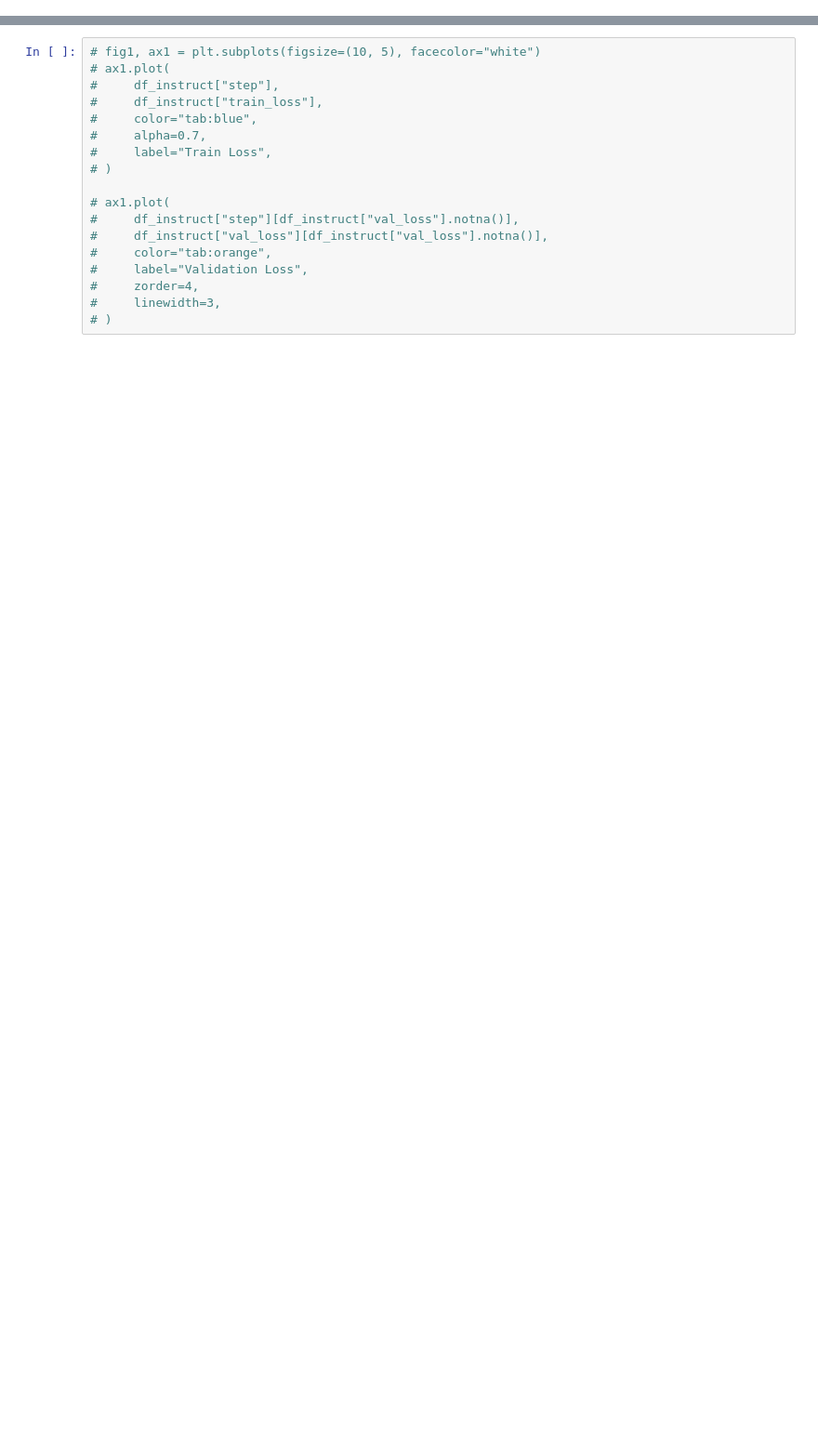
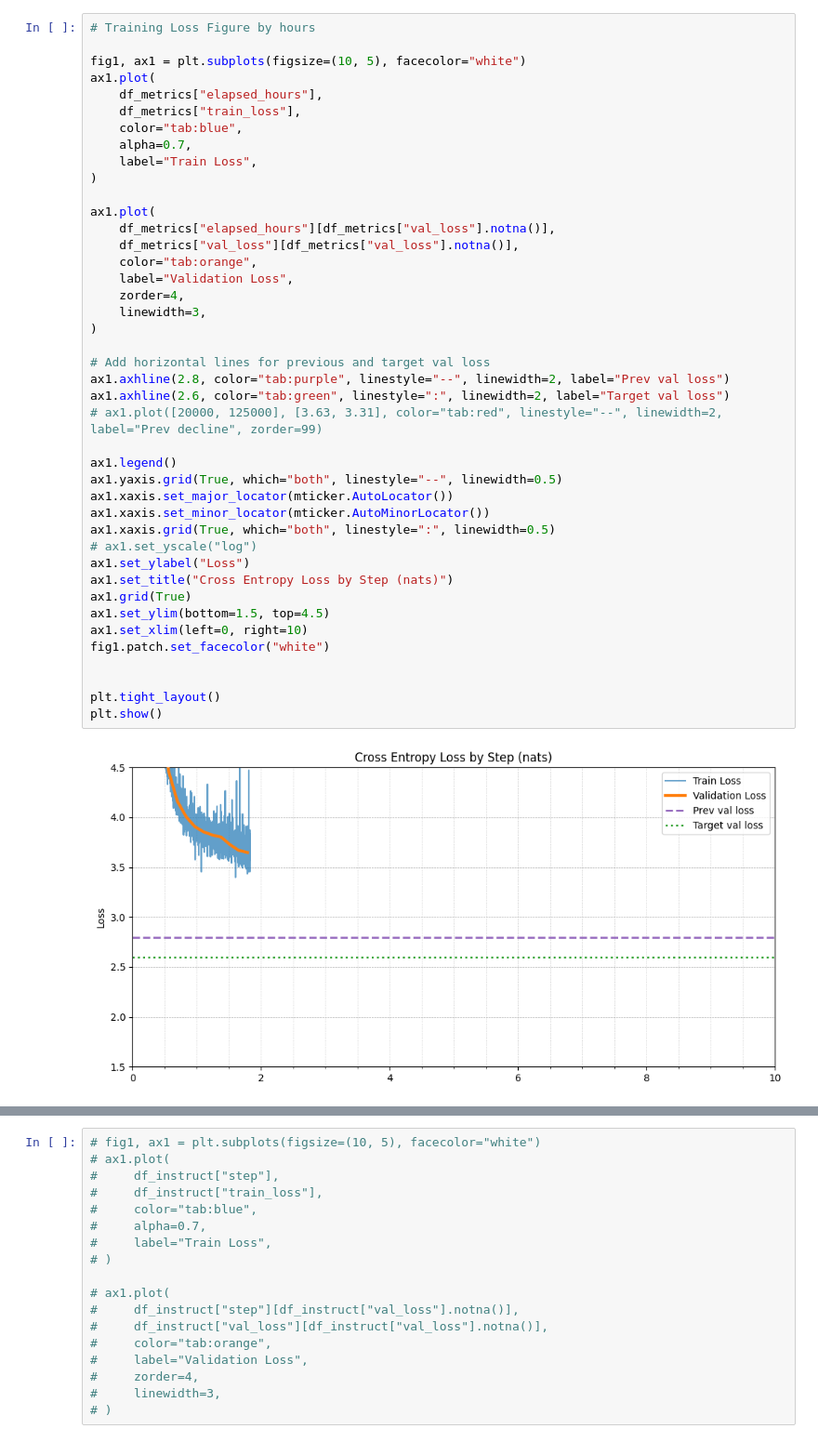
Before and after one commit to feljost/fgpt, a Jupyter notebook: report/code/visualize.ipynb, the cells around one changed output, grey strips where cells are left out. Shown at 93% size. Cells and saved outputs as stored; diff of their text form; blank space fills up the shorter version.

```diff
--- a/report/code/visualize.ipynb
+++ b/report/code/visualize.ipynb
@@ -112,3 +127,47 @@ plt.show()
+# %%
+# Training Loss Figure by hours
+
+fig1, ax1 = plt.subplots(figsize=(10, 5), facecolor="white")
+ax1.plot(
+    df_metrics["elapsed_hours"],
+    df_metrics["train_loss"],
+    color="tab:blue",
+    alpha=0.7,
+    label="Train Loss",
+)
+
+ax1.plot(
+    df_metrics["elapsed_hours"][df_metrics["val_loss"].notna()],
+    df_metrics["val_loss"][df_metrics["val_loss"].notna()],
+    color="tab:orange",
+    label="Validation Loss",
+    zorder=4,
+    linewidth=3,
+)
+
+# Add horizontal lines for previous and target val loss
+ax1.axhline(2.8, color="tab:purple", linestyle="--", linewidth=2, label="Prev val loss")
+ax1.axhline(2.6, color="tab:green", linestyle=":", linewidth=2, label="Target val loss")
+# ax1.plot([20000, 125000], [3.63, 3.31], color="tab:red", linestyle="--", linewidth=2, label="Prev decline", zorder=99)
+
+ax1.legend()
+ax1.yaxis.grid(True, which="both", linestyle="--", linewidth=0.5)
+ax1.xaxis.set_major_locator(mticker.AutoLocator())
+ax1.xaxis.set_minor_locator(mticker.AutoMinorLocator())
+ax1.xaxis.grid(True, which="both", linestyle=":", linewidth=0.5)
+# ax1.set_yscale("log")
+ax1.set_ylabel("Loss")
+ax1.set_title("Cross Entropy Loss by Step (nats)")
+ax1.grid(True)
+ax1.set_ylim(bottom=1.5, top=4.5)
+ax1.set_xlim(left=0, right=10)
+fig1.patch.set_facecolor("white")
+
+
+plt.tight_layout()
+plt.show()
+# %% [output]
+[figure, added]
 # %%
 import matplotlib.pyplot as plt
 import matplotlib.ticker as mticker
```
Also changed, not shown: parts of 7 cells of this notebook, 2 other files.
